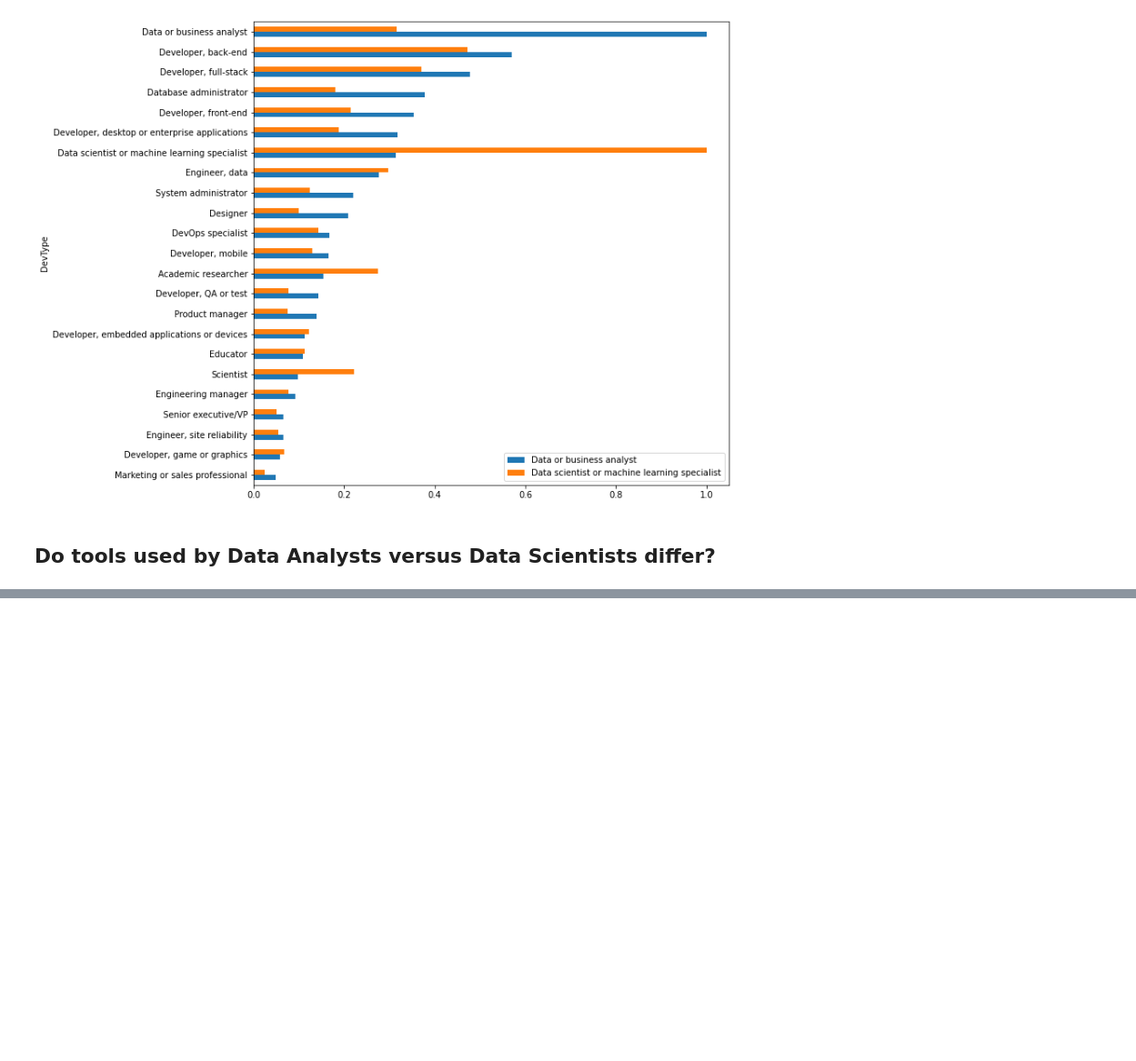
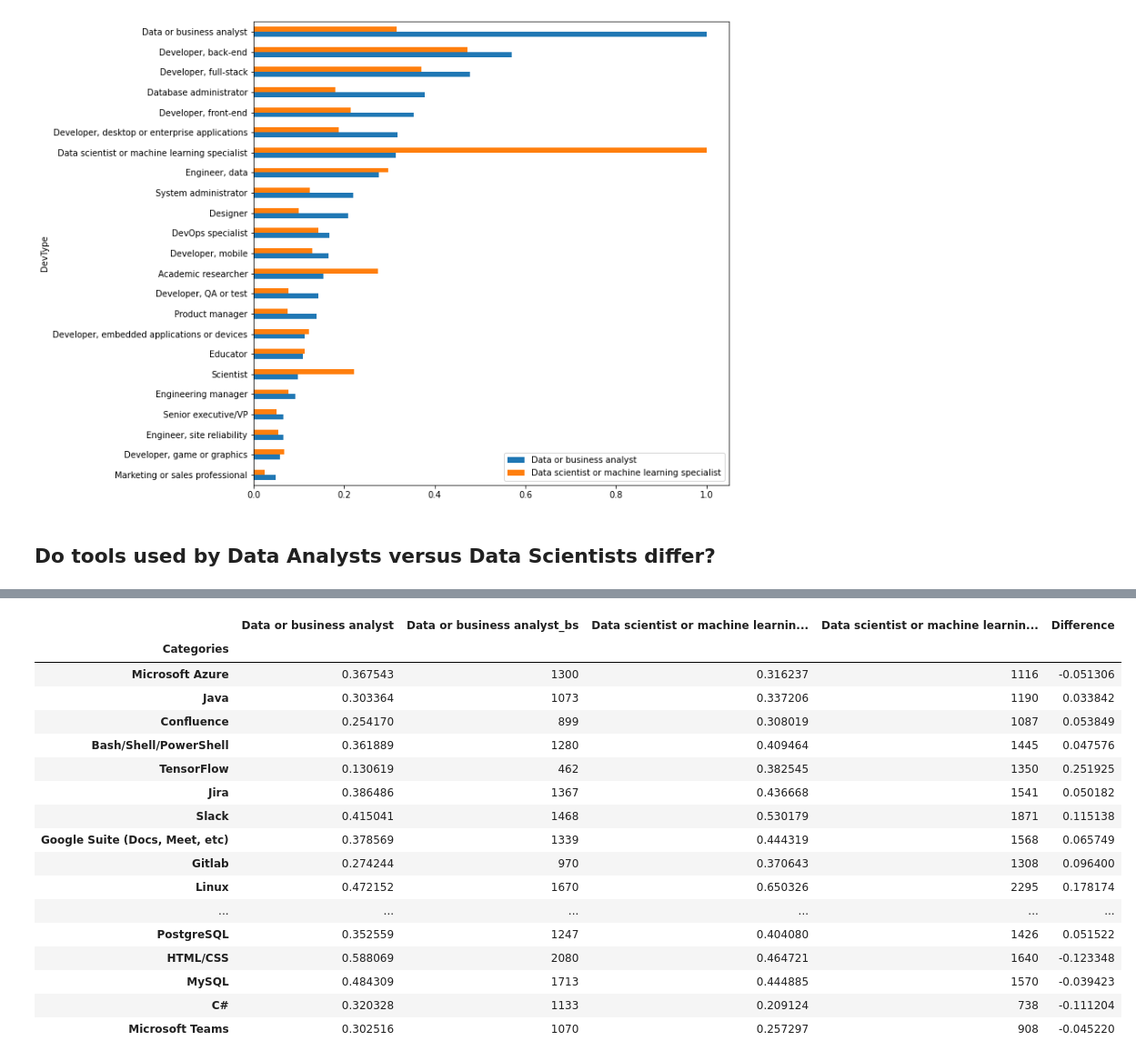
Before and after one commit to judithleao/Difference-DataAnalysts-and-DataScientists, a Jupyter notebook: code/a1-v1.ipynb, the cells around one changed output, grey strips where cells are left out. Shown at 91% size. Cells and saved outputs as stored; diff of their text form; code cells hidden in the pictures; blank space fills up the shorter version.

```diff
--- a/code/a1-v1.ipynb
+++ b/code/a1-v1.ipynb
@@ -310,0 +433,21 @@ KeyError: "Columns not found: 'Microsoft Azure'"
+# %%
+dfs_cooc4
+# %% [output]
+|  | Data or business analyst | Data or business analyst_bs | Data scientist or machine learnin... | Data scientist or machine learnin... | Difference |
+| Categories |  |  |  |  |  |
+| Microsoft Azure | 0.367543 | 1300 | 0.316237 | 1116 | -0.051306 |
+| Java | 0.303364 | 1073 | 0.337206 | 1190 | 0.033842 |
+| Confluence | 0.254170 | 899 | 0.308019 | 1087 | 0.053849 |
+| Bash/Shell/PowerShell | 0.361889 | 1280 | 0.409464 | 1445 | 0.047576 |
+| TensorFlow | 0.130619 | 462 | 0.382545 | 1350 | 0.251925 |
+| Jira | 0.386486 | 1367 | 0.436668 | 1541 | 0.050182 |
+| Slack | 0.415041 | 1468 | 0.530179 | 1871 | 0.115138 |
+| Google Suite (Docs, Meet, etc) | 0.378569 | 1339 | 0.444319 | 1568 | 0.065749 |
+| Gitlab | 0.274244 | 970 | 0.370643 | 1308 | 0.096400 |
+| Linux | 0.472152 | 1670 | 0.650326 | 2295 | 0.178174 |
+| ... | ... | ... | ... | ... | ... |
+| PostgreSQL | 0.352559 | 1247 | 0.404080 | 1426 | 0.051522 |
+| HTML/CSS | 0.588069 | 2080 | 0.464721 | 1640 | -0.123348 |
+| MySQL | 0.484309 | 1713 | 0.444885 | 1570 | -0.039423 |
+| C# | 0.320328 | 1133 | 0.209124 | 738 | -0.111204 |
+| Microsoft Teams | 0.302516 | 1070 | 0.257297 | 908 | -0.045220 |
```
Also changed, not shown: parts of 28 cells of this notebook.
